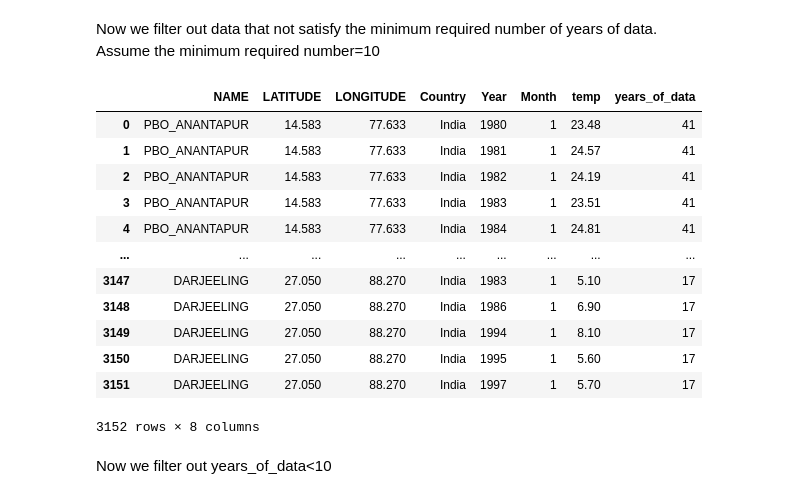
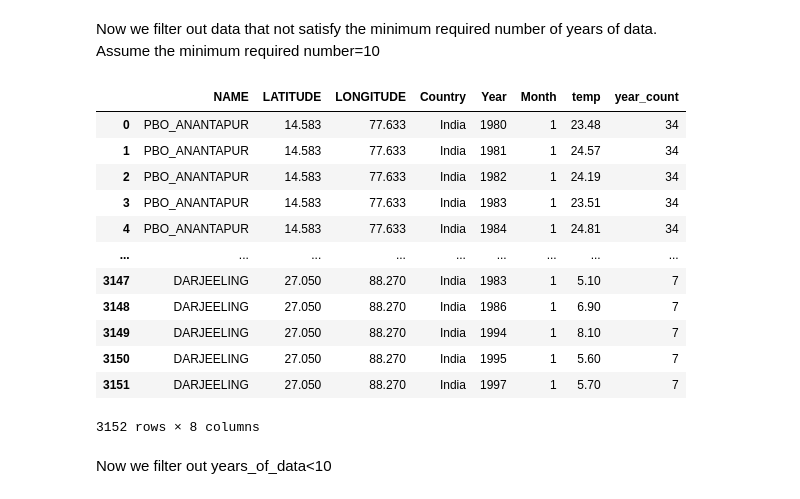
Before and after one commit to libbyrencc/post, a Jupyter notebook: post2.ipynb, the cells around one changed output. Saved outputs shown, nothing was run; the diff lists cells and outputs as text; code cells hidden in the pictures.

```diff
--- a/post2.ipynb
+++ b/post2.ipynb
@@ -377,28 +363,25 @@ Now we filter out data that not satisfy the minimum required number of years of
 Assume the minimum required number=10
 # %%
 min_obs=10
-def year_dur(x):
-    max_s=np.max(x)
-    min_s=np.min(x)
-    return max_s-min_s+1
 #Note here +1 since we need how many years, not the difference
-temp_vs_data["years_of_data"]=temp_vs_data.groupby(["NAME"])['Year'].transform(year_dur)
+def count_year(x):
+    return len(x)
+temp_vs_data["year_count"]=temp_vs_data.groupby(["NAME"])["Month"].transform(count_year)
+temp_vs_data
+# %% [output]
+|  | NAME | LATITUDE | LONGITUDE | Country | Year | Month | temp | year_count |
+| 0 | PBO_ANANTAPUR | 14.583 | 77.633 | India | 1980 | 1 | 23.48 | 34 |
+| 1 | PBO_ANANTAPUR | 14.583 | 77.633 | India | 1981 | 1 | 24.57 | 34 |
+| 2 | PBO_ANANTAPUR | 14.583 | 77.633 | India | 1982 | 1 | 24.19 | 34 |
+| 3 | PBO_ANANTAPUR | 14.583 | 77.633 | India | 1983 | 1 | 23.51 | 34 |
+| 4 | PBO_ANANTAPUR | 14.583 | 77.633 | India | 1984 | 1 | 24.81 | 34 |
+| ... | ... | ... | ... | ... | ... | ... | ... | ... |
+| 3147 | DARJEELING | 27.050 | 88.270 | India | 1983 | 1 | 5.10 | 7 |
+| 3148 | DARJEELING | 27.050 | 88.270 | India | 1986 | 1 | 6.90 | 7 |
+| 3149 | DARJEELING | 27.050 | 88.270 | India | 1994 | 1 | 8.10 | 7 |
+| 3150 | DARJEELING | 27.050 | 88.270 | India | 1995 | 1 | 5.60 | 7 |
+| 3151 | DARJEELING | 27.050 | 88.270 | India | 1997 | 1 | 5.70 | 7 |
+3152 rows × 8 columns
-# %%
-temp_vs_data
-# %% [output]
-|  | NAME | LATITUDE | LONGITUDE | Country | Year | Month | temp | years_of_data |
-| 0 | PBO_ANANTAPUR | 14.583 | 77.633 | India | 1980 | 1 | 23.48 | 41 |
-| 1 | PBO_ANANTAPUR | 14.583 | 77.633 | India | 1981 | 1 | 24.57 | 41 |
-| 2 | PBO_ANANTAPUR | 14.583 | 77.633 | India | 1982 | 1 | 24.19 | 41 |
-| 3 | PBO_ANANTAPUR | 14.583 | 77.633 | India | 1983 | 1 | 23.51 | 41 |
-| 4 | PBO_ANANTAPUR | 14.583 | 77.633 | India | 1984 | 1 | 24.81 | 41 |
-| ... | ... | ... | ... | ... | ... | ... | ... | ... |
-| 3147 | DARJEELING | 27.050 | 88.270 | India | 1983 | 1 | 5.10 | 17 |
-| 3148 | DARJEELING | 27.050 | 88.270 | India | 1986 | 1 | 6.90 | 17 |
-| 3149 | DARJEELING | 27.050 | 88.270 | India | 1994 | 1 | 8.10 | 17 |
-| 3150 | DARJEELING | 27.050 | 88.270 | India | 1995 | 1 | 5.60 | 17 |
-| 3151 | DARJEELING | 27.050 | 88.270 | India | 1997 | 1 | 5.70 | 17 |
-3152 rows × 8 columns
 # %% [markdown]
 Now we filter out years_of_data<10
 # %%
```
Also changed, not shown: parts of 24 cells of this notebook.
